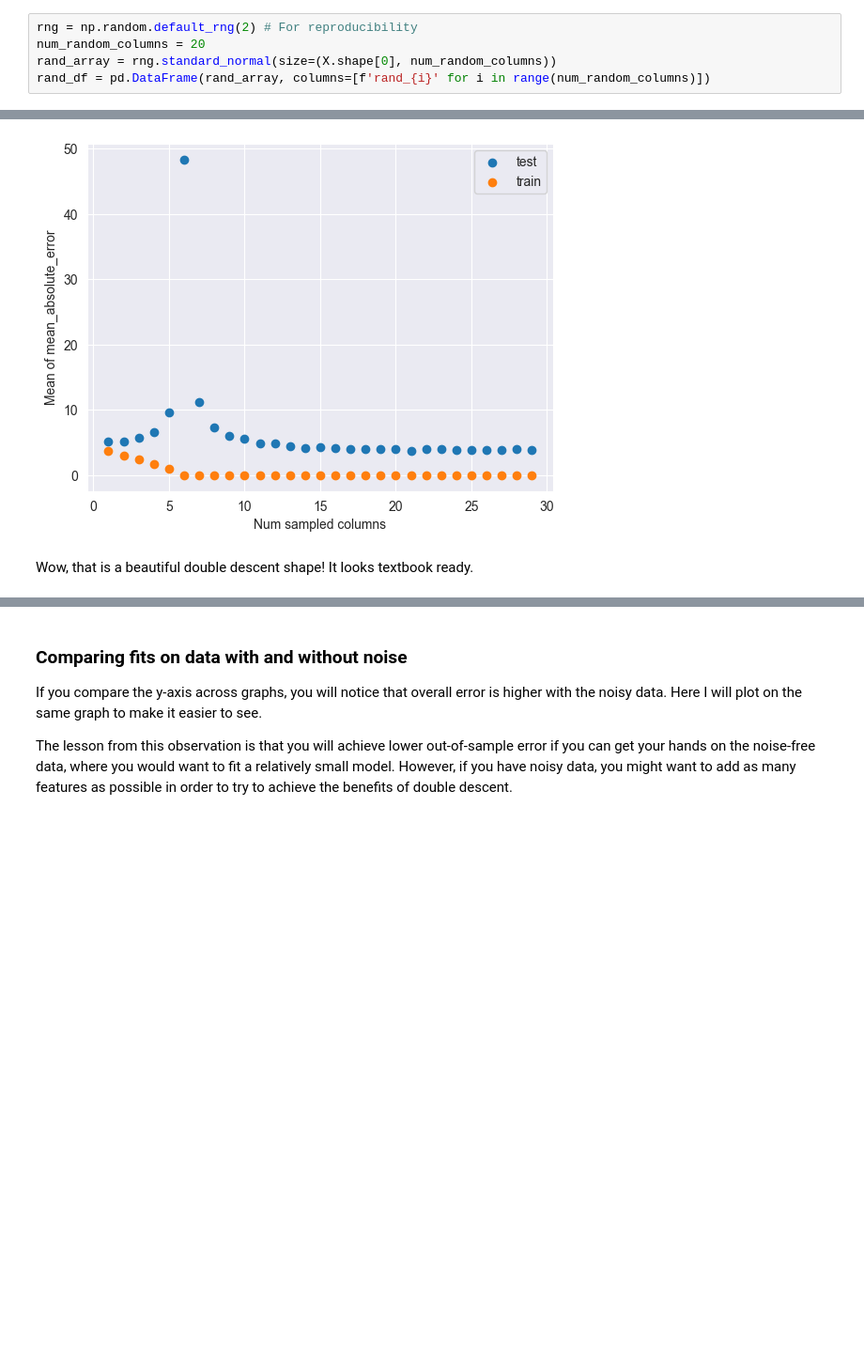
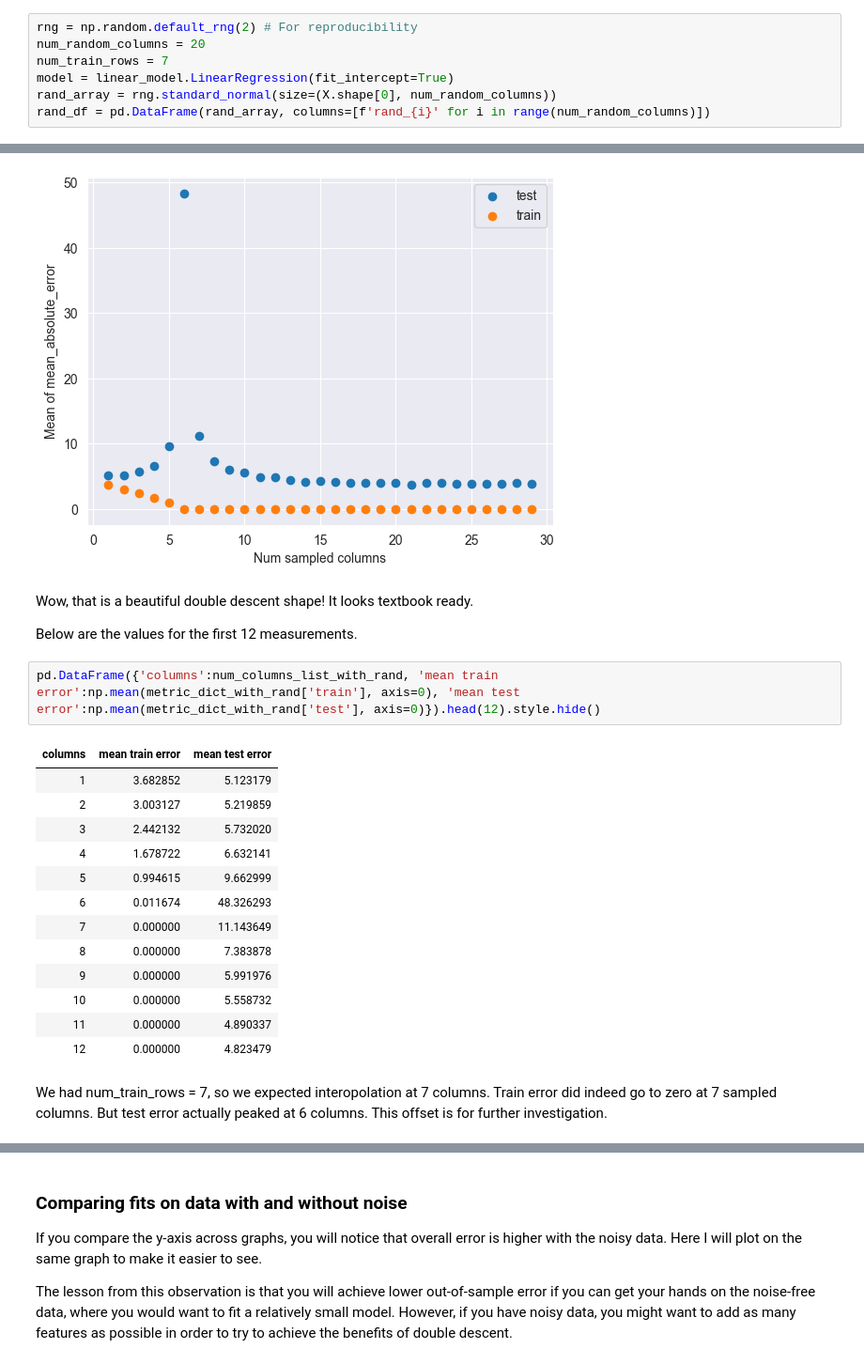
Before and after one commit to jeanimal/double_descent_dar, a Jupyter notebook: double_descent_mtcars_reg.ipynb, the cells around one changed output, grey strips where cells are left out. Shown at 94% size. Saved outputs shown, nothing was run; the diff lists cells and outputs as text; blank space fills up the shorter version.

Commit message:
Added values in table for double descent example

```diff
--- a/double_descent_mtcars_reg.ipynb
+++ b/double_descent_mtcars_reg.ipynb
@@ -341,6 +341,8 @@ So let's add 20 noisy columns!
 # %%
 rng = np.random.default_rng(2) # For reproducibility
 num_random_columns = 20
+num_train_rows = 7
+model = linear_model.LinearRegression(fit_intercept=True)
 rand_array = rng.standard_normal(size=(X.shape[0], num_random_columns))
 rand_df = pd.DataFrame(rand_array, columns=[f'rand_{i}' for i in range(num_random_columns)])
 # %%
@@ -377,4 +379,24 @@ plt.show()
 [figure]
 # %% [markdown]
 Wow, that is a beautiful double descent shape!  It looks textbook ready.
+
+Below are the values for the first 12 measurements.
+# %%
+pd.DataFrame({'columns':num_columns_list_with_rand, 'mean train error':np.mean(metric_dict_with_rand['train'], axis=0), 'mean test error':np.mean(metric_dict_with_rand['test'], axis=0)}).head(12).style.hide()
+# %% [output]
+| columns | mean train error | mean test error |
+| 1 | 3.682852 | 5.123179 |
+| 2 | 3.003127 | 5.219859 |
+| 3 | 2.442132 | 5.732020 |
+| 4 | 1.678722 | 6.632141 |
+| 5 | 0.994615 | 9.662999 |
+| 6 | 0.011674 | 48.326293 |
+| 7 | 0.000000 | 11.143649 |
+| 8 | 0.000000 | 7.383878 |
+| 9 | 0.000000 | 5.991976 |
+| 10 | 0.000000 | 5.558732 |
+| 11 | 0.000000 | 4.890337 |
+| 12 | 0.000000 | 4.823479 |
+# %% [markdown]
+We had num_train_rows = 7, so we expected interopolation at 7 columns.  Train error did indeed go to zero at 7 sampled columns.  But test error actually peaked at 6 columns.  This offset is for further investigation.
 # %% [markdown]
```
Also changed, not shown: parts of 1 cell of this notebook.
